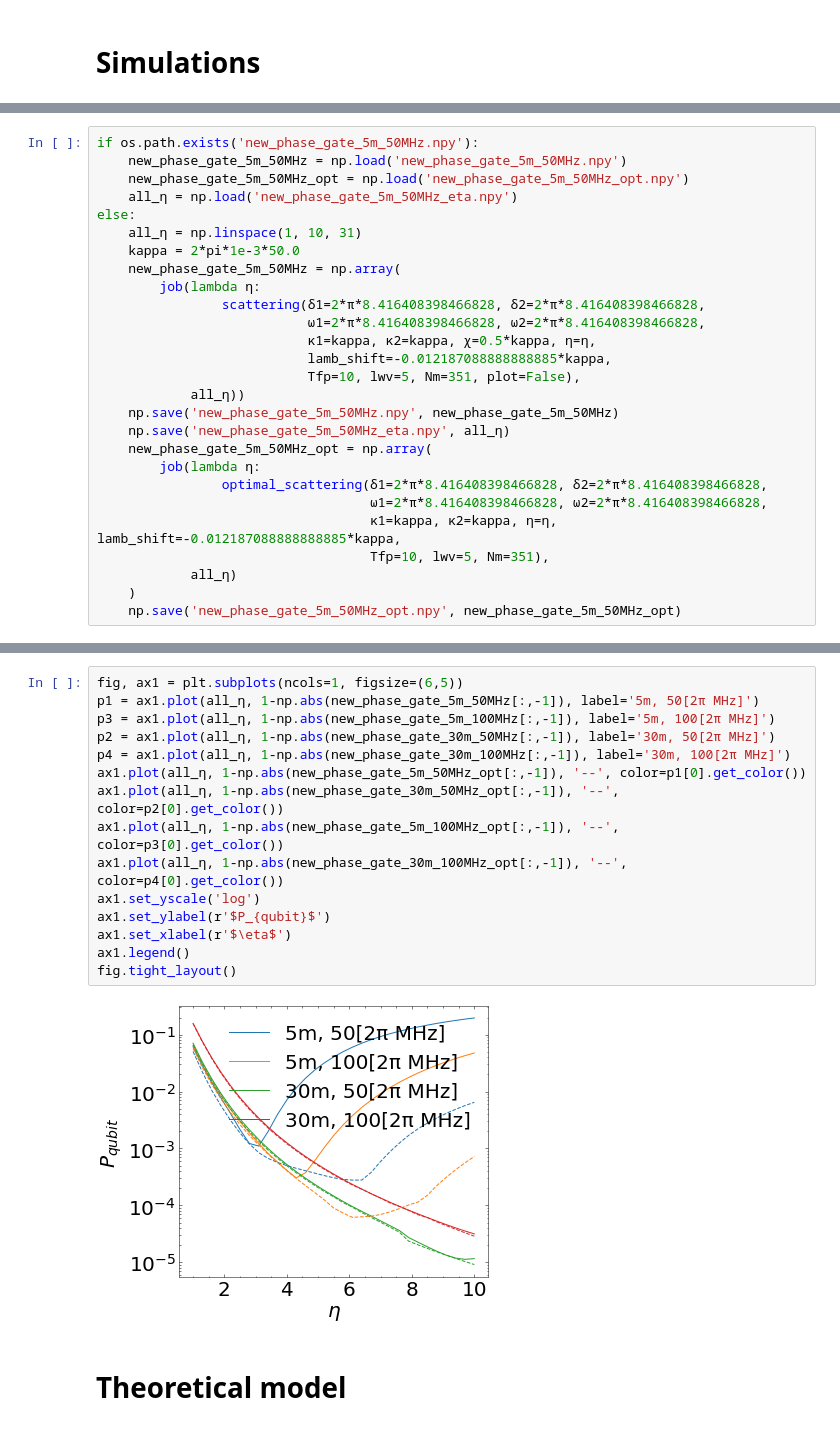
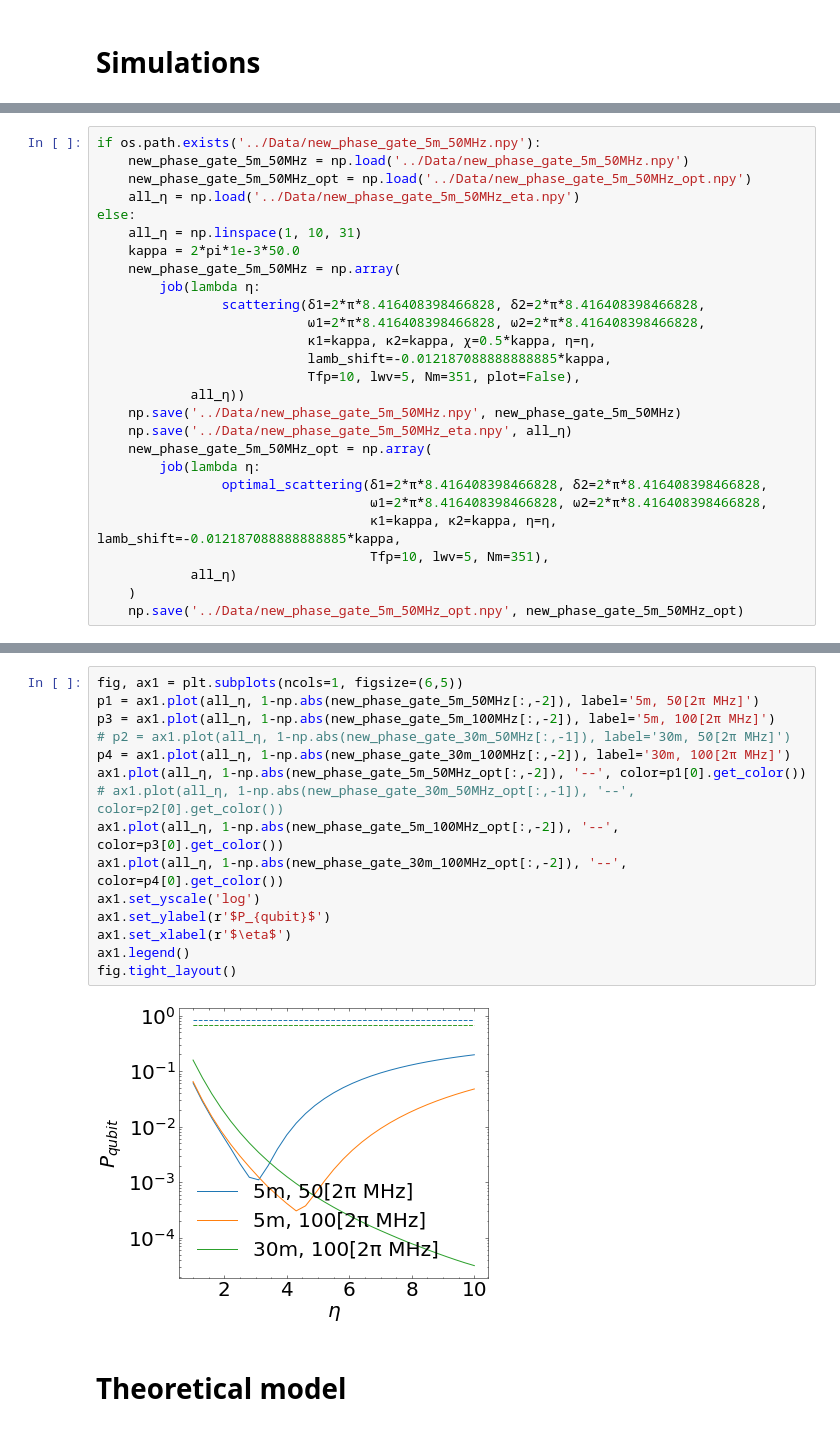
Before and after one commit to Gphysics-fpf/2022_state_transfer, a Jupyter notebook: Codes/03 Phase gate simulations.ipynb, the cells around one changed output, grey strips where cells are left out. Cells and saved outputs as stored; diff of their text form.

```diff
--- a/Codes/03 Phase gate simulations.ipynb
+++ b/Codes/03 Phase gate simulations.ipynb
@@ -349,8 +316,8 @@ fig.tight_layout()
 # %%
-if os.path.exists('new_phase_gate_5m_50MHz.npy'):
-    new_phase_gate_5m_50MHz = np.load('new_phase_gate_5m_50MHz.npy')
-    new_phase_gate_5m_50MHz_opt = np.load('new_phase_gate_5m_50MHz_opt.npy')
-    all_η = np.load('new_phase_gate_5m_50MHz_eta.npy')
+if os.path.exists('../Data/new_phase_gate_5m_50MHz.npy'):
+    new_phase_gate_5m_50MHz = np.load('../Data/new_phase_gate_5m_50MHz.npy')
+    new_phase_gate_5m_50MHz_opt = np.load('../Data/new_phase_gate_5m_50MHz_opt.npy')
+    all_η = np.load('../Data/new_phase_gate_5m_50MHz_eta.npy')
 else:
     all_η = np.linspace(1, 10, 31)
     kappa = 2*pi*1e-3*50.0
@@ -362,8 +329,8 @@ else:
                            lamb_shift=-0.012187088888888885*kappa,
                            Tfp=10, lwv=5, Nm=351, plot=False),
             all_η))
-    np.save('new_phase_gate_5m_50MHz.npy', new_phase_gate_5m_50MHz)
-    np.save('new_phase_gate_5m_50MHz_eta.npy', all_η)
+    np.save('../Data/new_phase_gate_5m_50MHz.npy', new_phase_gate_5m_50MHz)
+    np.save('../Data/new_phase_gate_5m_50MHz_eta.npy', all_η)
     new_phase_gate_5m_50MHz_opt = np.array(
         job(lambda η:
                 optimal_scattering(δ1=2*π*8.416408398466828, δ2=2*π*8.416408398466828,
@@ -372,4 +339,4 @@ else:
                                    Tfp=10, lwv=5, Nm=351),
             all_η)
     )
-    np.save('new_phase_gate_5m_50MHz_opt.npy', new_phase_gate_5m_50MHz_opt)
+    np.save('../Data/new_phase_gate_5m_50MHz_opt.npy', new_phase_gate_5m_50MHz_opt)
@@ -427,20 +380,20 @@ fig.tight_layout()
 # %%
 fig, ax1 = plt.subplots(ncols=1, figsize=(6,5))
-p1 = ax1.plot(all_η, 1-np.abs(new_phase_gate_5m_50MHz[:,-1]), label='5m, 50[2π MHz]')
-p3 = ax1.plot(all_η, 1-np.abs(new_phase_gate_5m_100MHz[:,-1]), label='5m, 100[2π MHz]')
-p2 = ax1.plot(all_η, 1-np.abs(new_phase_gate_30m_50MHz[:,-1]), label='30m, 50[2π MHz]')
-p4 = ax1.plot(all_η, 1-np.abs(new_phase_gate_30m_100MHz[:,-1]), label='30m, 100[2π MHz]')
-ax1.plot(all_η, 1-np.abs(new_phase_gate_5m_50MHz_opt[:,-1]), '--', color=p1[0].get_color())
-ax1.plot(all_η, 1-np.abs(new_phase_gate_30m_50MHz_opt[:,-1]), '--', color=p2[0].get_color())
-ax1.plot(all_η, 1-np.abs(new_phase_gate_5m_100MHz_opt[:,-1]), '--', color=p3[0].get_color())
-ax1.plot(all_η, 1-np.abs(new_phase_gate_30m_100MHz_opt[:,-1]), '--', color=p4[0].get_color())
+p1 = ax1.plot(all_η, 1-np.abs(new_phase_gate_5m_50MHz[:,-2]), label='5m, 50[2π MHz]')
+p3 = ax1.plot(all_η, 1-np.abs(new_phase_gate_5m_100MHz[:,-2]), label='5m, 100[2π MHz]')
+# p2 = ax1.plot(all_η, 1-np.abs(new_phase_gate_30m_50MHz[:,-1]), label='30m, 50[2π MHz]')
+p4 = ax1.plot(all_η, 1-np.abs(new_phase_gate_30m_100MHz[:,-2]), label='30m, 100[2π MHz]')
+ax1.plot(all_η, 1-np.abs(new_phase_gate_5m_50MHz_opt[:,-2]), '--', color=p1[0].get_color())
+# ax1.plot(all_η, 1-np.abs(new_phase_gate_30m_50MHz_opt[:,-1]), '--', color=p2[0].get_color())
+ax1.plot(all_η, 1-np.abs(new_phase_gate_5m_100MHz_opt[:,-2]), '--', color=p3[0].get_color())
+ax1.plot(all_η, 1-np.abs(new_phase_gate_30m_100MHz_opt[:,-2]), '--', color=p4[0].get_color())
 ax1.set_yscale('log')
 ax1.set_ylabel(r'$P_{qubit}$')
 ax1.set_xlabel(r'$\eta$')
 ax1.legend()
 fig.tight_layout()
 # %% [output]
-[figure, old version]
+[figure, new version]
 # %% [markdown]
 # Theoretical model
 # %%
```
Also changed, not shown: parts of 14 cells of this notebook, 5 other files.
